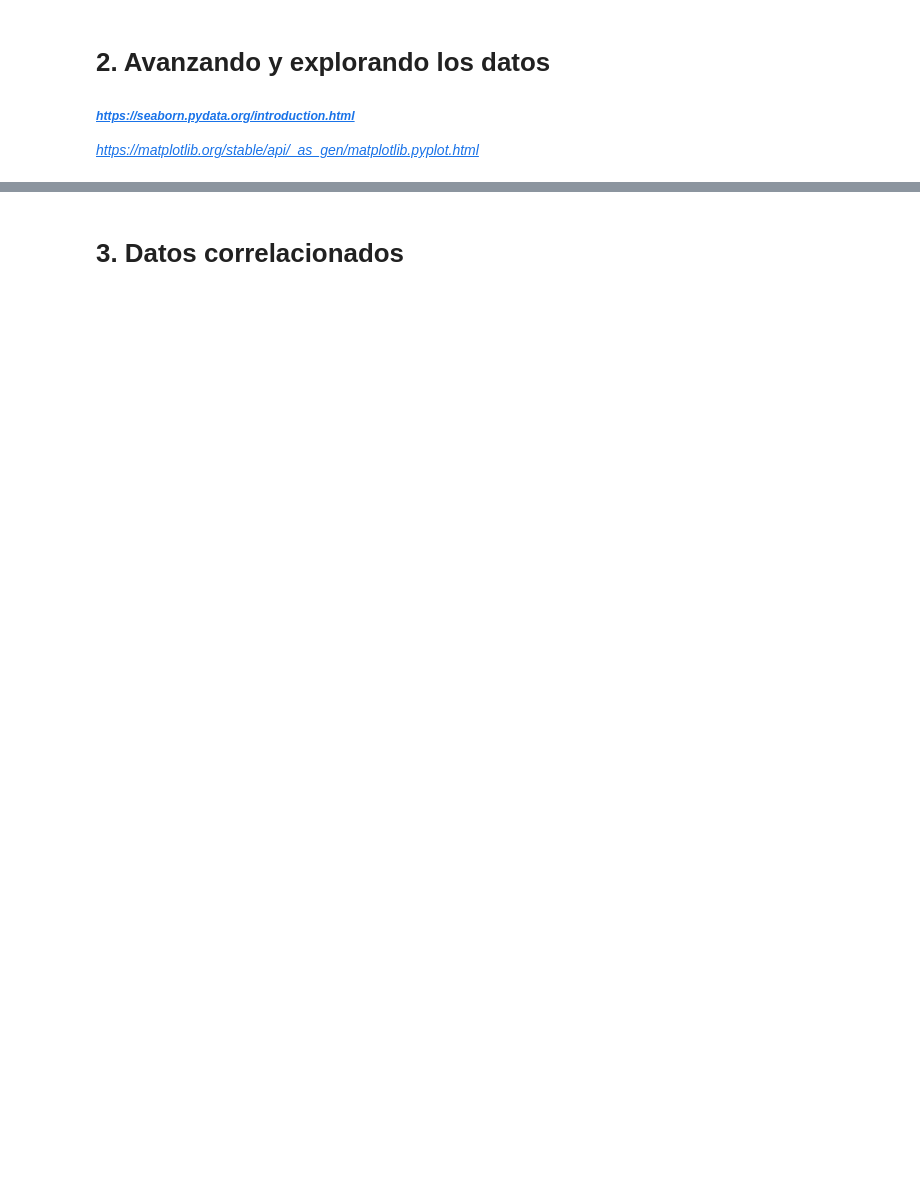
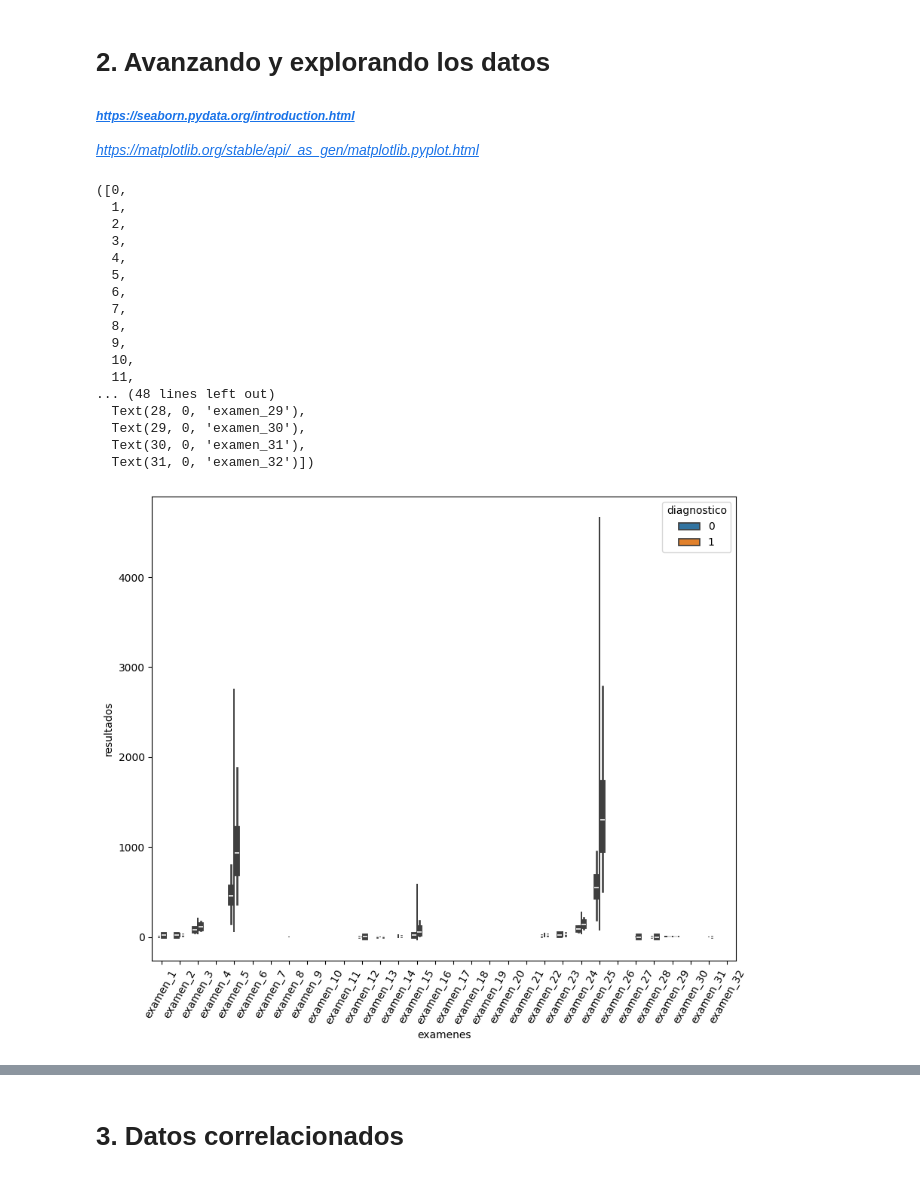
Before and after one commit to luiscmc10/1820-machine-learning-lidiando-con-datos-de-muchas-dimensiones, a Jupyter notebook: dimensionality_reduction.ipynb, the cells around one changed output, grey strips where cells are left out. Drawn from its saved outputs; the diff is of its cells as text; code cells hidden in the pictures; blank space fills up the shorter version.

```diff
--- a/dimensionality_reduction.ipynb
+++ b/dimensionality_reduction.ipynb
@@ -113,3 +139,31 @@ LogisticRegression(C=100, n_jobs=-1)
 
 ##### *https://seaborn.pydata.org/introduction.html*
 *https://matplotlib.org/stable/api/_as_gen/matplotlib.pyplot.html*
+# %%
+import seaborn as sns
+import matplotlib.pyplot as plt
+
+datos= pd.concat([y,X],axis=1)
+datos=pd.melt(datos,id_vars='diagnostico',var_name='examenes',value_name='resultados')
+plt.figure(figsize=(10,8))
+sns.violinplot(data=datos,x='examenes',y='resultados',hue='diagnostico',split=True)
+plt.xticks(rotation=60)
+# %% [output]
+([0,
+  1,
+  2,
+  3,
+  4,
+  5,
+  6,
+  7,
+  8,
+  9,
+  10,
+  11,
+... (48 lines left out)
+  Text(28, 0, 'examen_29'),
+  Text(29, 0, 'examen_30'),
+  Text(30, 0, 'examen_31'),
+  Text(31, 0, 'examen_32')])
+[figure, added]
```
Also changed, not shown: parts of 13 cells of this notebook.
